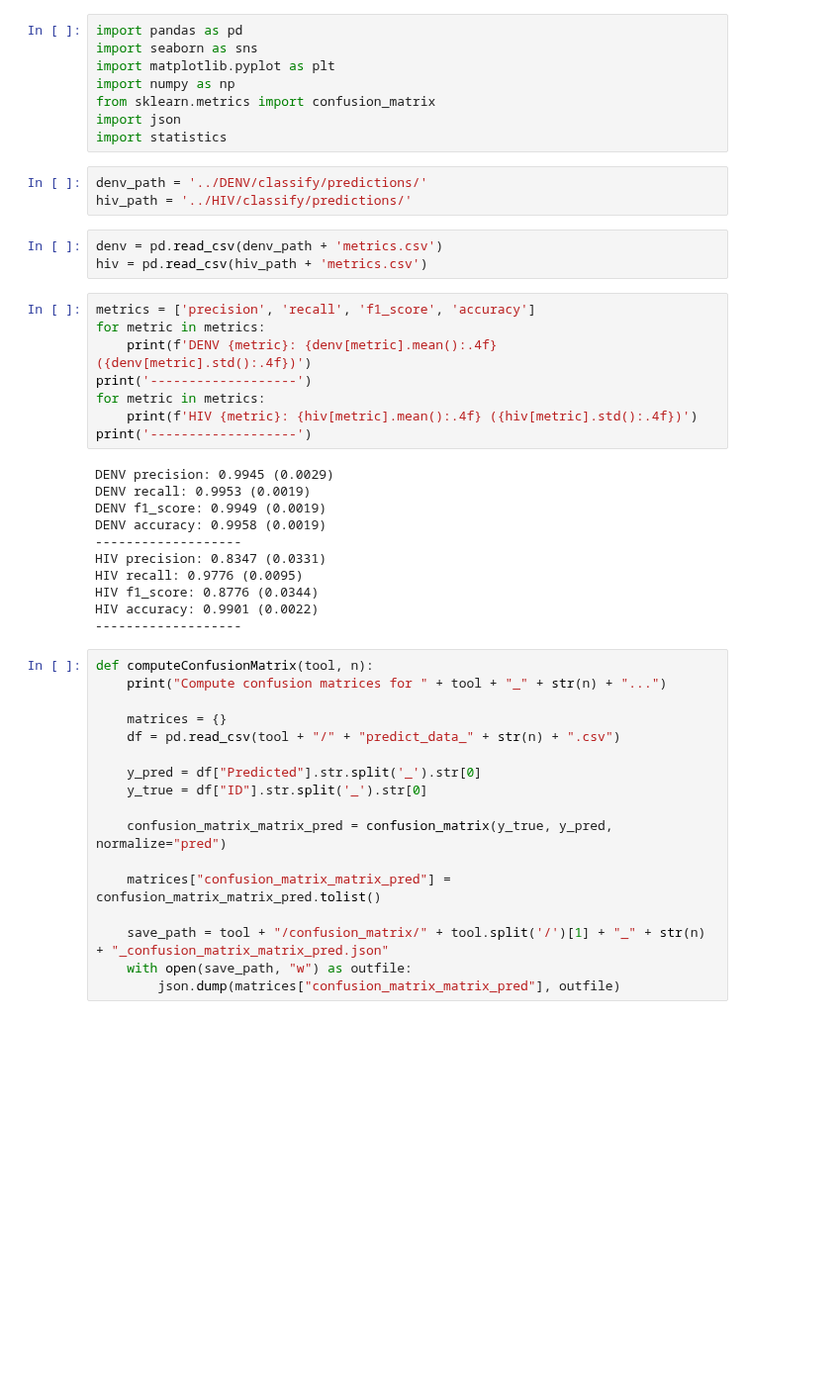
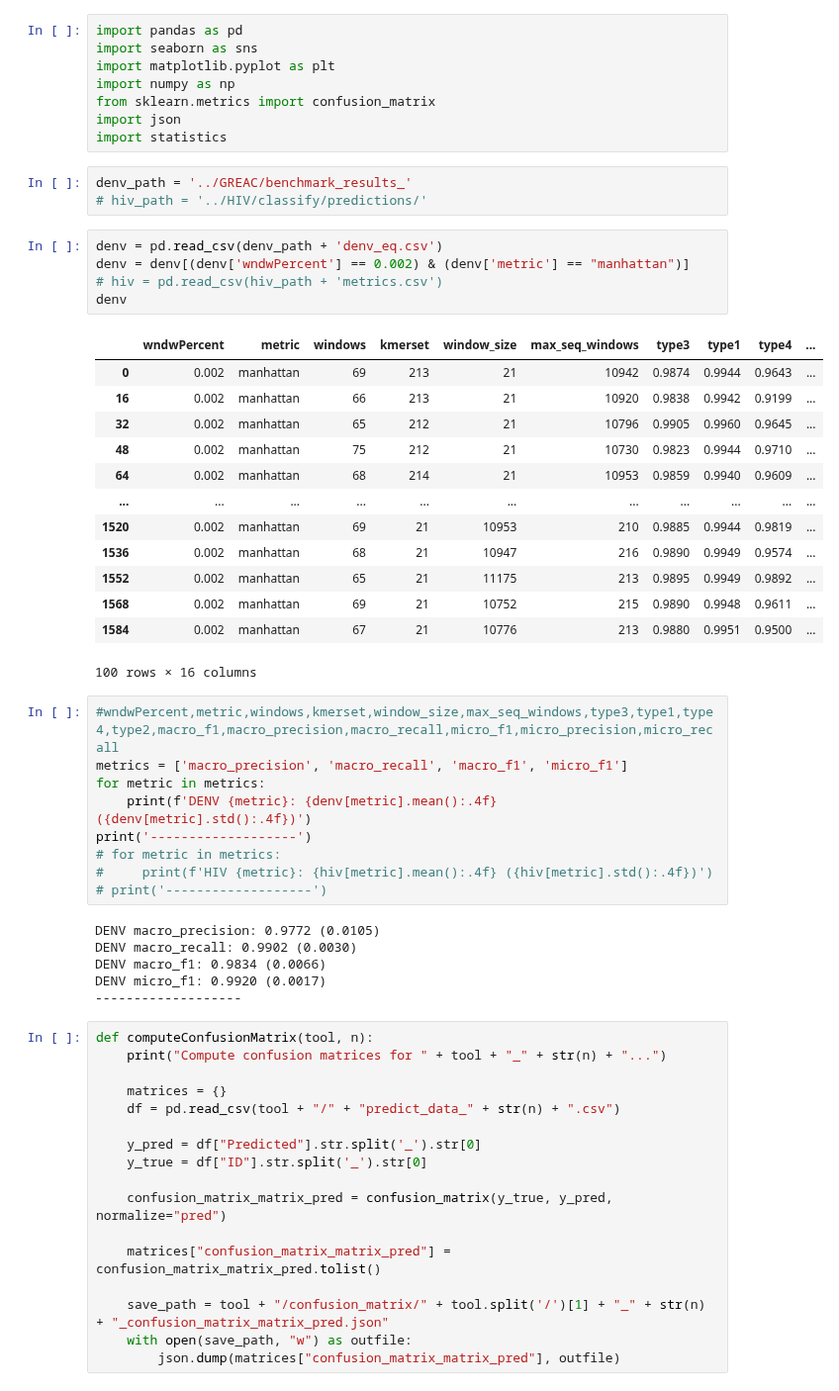
Before and after one commit to SALIPE/genomic-extractor, a Jupyter notebook: notebooks/create_figs_hiv_denv.ipynb, the cells around one changed output. Shown at 99% size. Saved outputs shown, nothing was run; the diff lists cells and outputs as text; blank space fills up the shorter version.

```diff
--- a/notebooks/create_figs_hiv_denv.ipynb
+++ b/notebooks/create_figs_hiv_denv.ipynb
@@ -15,30 +29,42 @@ from sklearn.metrics import confusion_matrix
 import json
 import statistics
 # %%
-denv_path = '../DENV/classify/predictions/'
-hiv_path = '../HIV/classify/predictions/'
+denv_path = '../GREAC/benchmark_results_'
+# hiv_path = '../HIV/classify/predictions/'
 # %%
-denv = pd.read_csv(denv_path + 'metrics.csv')
-hiv = pd.read_csv(hiv_path + 'metrics.csv')
+denv = pd.read_csv(denv_path + 'denv_eq.csv')
+denv = denv[(denv['wndwPercent'] == 0.002) & (denv['metric'] == "manhattan")]
+# hiv = pd.read_csv(hiv_path + 'metrics.csv')
+denv
+# %% [output]
+|  | wndwPercent | metric | windows | kmerset | window_size | max_seq_windows | type3 | type1 | type4 | ... |
+| 0 | 0.002 | manhattan | 69 | 213 | 21 | 10942 | 0.9874 | 0.9944 | 0.9643 | ... |
+| 16 | 0.002 | manhattan | 66 | 213 | 21 | 10920 | 0.9838 | 0.9942 | 0.9199 | ... |
+| 32 | 0.002 | manhattan | 65 | 212 | 21 | 10796 | 0.9905 | 0.9960 | 0.9645 | ... |
+| 48 | 0.002 | manhattan | 75 | 212 | 21 | 10730 | 0.9823 | 0.9944 | 0.9710 | ... |
+| 64 | 0.002 | manhattan | 68 | 214 | 21 | 10953 | 0.9859 | 0.9940 | 0.9609 | ... |
+| ... | ... | ... | ... | ... | ... | ... | ... | ... | ... | ... |
+| 1520 | 0.002 | manhattan | 69 | 21 | 10953 | 210 | 0.9885 | 0.9944 | 0.9819 | ... |
+| 1536 | 0.002 | manhattan | 68 | 21 | 10947 | 216 | 0.9890 | 0.9949 | 0.9574 | ... |
+| 1552 | 0.002 | manhattan | 65 | 21 | 11175 | 213 | 0.9895 | 0.9949 | 0.9892 | ... |
+| 1568 | 0.002 | manhattan | 69 | 21 | 10752 | 215 | 0.9890 | 0.9948 | 0.9611 | ... |
+| 1584 | 0.002 | manhattan | 67 | 21 | 10776 | 213 | 0.9880 | 0.9951 | 0.9500 | ... |
+100 rows × 16 columns
 # %%
-metrics = ['precision', 'recall', 'f1_score', 'accuracy']
+#wndwPercent,metric,windows,kmerset,window_size,max_seq_windows,type3,type1,type4,type2,macro_f1,macro_precision,macro_recall,micro_f1,micro_precision,micro_recall
+metrics = ['macro_precision', 'macro_recall', 'macro_f1', 'micro_f1']
 for metric in metrics:
     print(f'DENV {metric}: {denv[metric].mean():.4f} ({denv[metric].std():.4f})')
 print('-------------------')
-for metric in metrics:
-    print(f'HIV {metric}: {hiv[metric].mean():.4f} ({hiv[metric].std():.4f})')
-print('-------------------')
+# for metric in metrics:
+#     print(f'HIV {metric}: {hiv[metric].mean():.4f} ({hiv[metric].std():.4f})')
+# print('-------------------')
 # %% [output]
-DENV precision: 0.9945 (0.0029)
-DENV recall: 0.9953 (0.0019)
-DENV f1_score: 0.9949 (0.0019)
-DENV accuracy: 0.9958 (0.0019)
+DENV macro_precision: 0.9772 (0.0105)
+DENV macro_recall: 0.9902 (0.0030)
+DENV macro_f1: 0.9834 (0.0066)
+DENV micro_f1: 0.9920 (0.0017)
 -------------------
-HIV precision: 0.8347 (0.0331)
-HIV recall: 0.9776 (0.0095)
-HIV f1_score: 0.8776 (0.0344)
-HIV accuracy: 0.9901 (0.0022)
--------------------
 # %%
 def computeConfusionMatrix(tool, n):
     print("Compute confusion matrices for " + tool + "_" + str(n) + "...")
```
Also changed, not shown: parts of 2 cells of this notebook, 6 other files.
